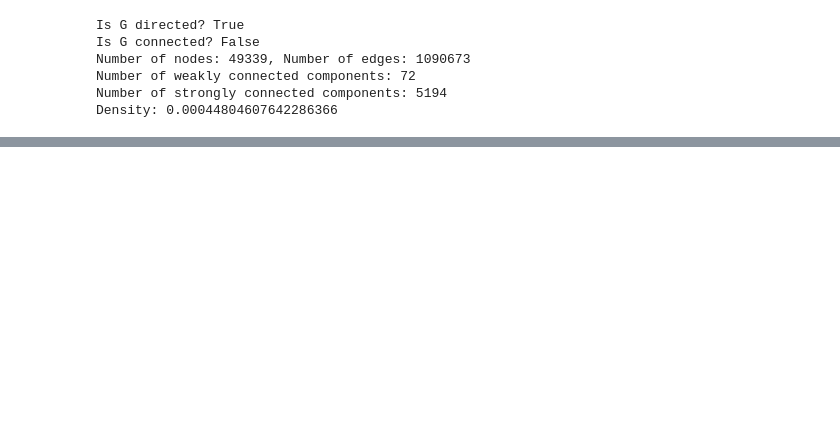
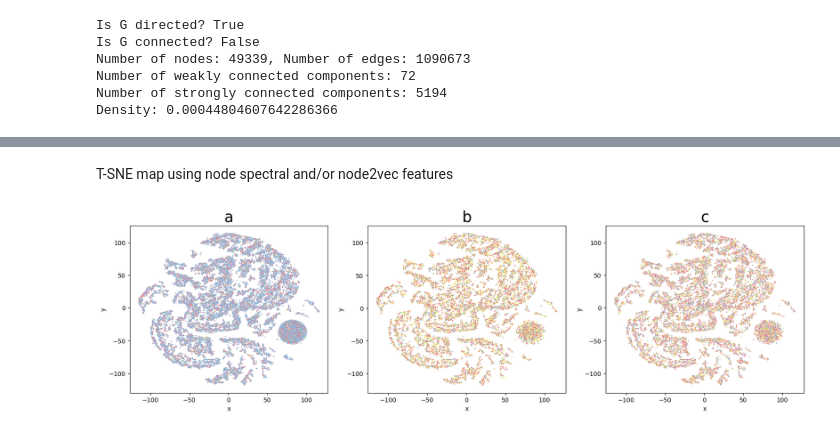
Before and after one commit to ernestoBocini/Drosophila-Brain-Wiring-Diagram-GAT, a Jupyter notebook: notebooks/exploration.ipynb, the cells around one changed output, grey strips where cells are left out. Cells and saved outputs as stored; diff of their text form; code cells hidden in the pictures; blank space fills up the shorter version.

```diff
--- a/notebooks/exploration.ipynb
+++ b/notebooks/exploration.ipynb
@@ -213,0 +292,9 @@ ax.spy(adjacency_matrix);
+# %%
+# load the spectral_embedding from the pkl file  ../data/embeddings/spectral_embedding.pkl
+# we already computed the first 8 eigevector embeddings for all the 6 neuro transmitter types
+
+spectral_embedding = pd.read_pickle('../data/embeddings/spectral_embedding.pkl')
+
+print('Spectral embedding shape:',spectral_embedding.shape)
+
+spectral_embedding.head()
@@ -213,0 +325,38 @@ ax.spy(adjacency_matrix);
+# %% [markdown]
+T-SNE map using node spectral and/or node2vec features
+# %%
+# select first 24 columns of spectral embedding
+spectral_embedding_24 = spectral_embedding.iloc[:, :24]
+
+# lets now create a T-SNE map using node spectral embeddings
+import seaborn as sns
+from sklearn.manifold import TSNE
+
+# create a TSNE object
+tsne = TSNE(perplexity = 50, n_components=2, random_state=23, learning_rate = 'auto')
+
+tsne_features = tsne.fit_transform(spectral_embedding_24)
+
+tsne_df = pd.DataFrame(np.hstack((tsne_features, node_info[['super_class', 'class', 'hemilineage']])), columns=['x', 'y', 'super_class', 'class', 'hemilineage'])
+# %%
+# lets now plot the T-SNE map
+
+# size of the dot smaller
+
+fig, (ax1, ax2, ax3) = plt.subplots(1, 3, figsize=(20, 5))
+
+ax1.set_title('a', fontsize="25")
+sns.scatterplot(x='x', y='y', hue='super_class', data=tsne_df, palette='Set1', ax=ax1,  s=9, marker = '.', legend=False)
+
+
+ax2.set_title('b', fontsize="25")
+sns.scatterplot(x='x', y='y', hue='class', data=tsne_df, palette='Set1', ax=ax2, legend=False, s=9, marker = '.')
+
+# hemilineage without legend
+ax3.set_title('c', fontsize="25")
+sns.scatterplot(x='x', y='y', hue='hemilineage', data=tsne_df, palette='Set1', ax=ax3, legend=False, s=9, marker = '.')
+
+#save the figure as pdf
+fig.savefig('../figures/tsne_spectral_embedding.pdf', bbox_inches='tight')
+# %% [output]
+[figure, added]
```
Also changed, not shown: parts of 21 cells of this notebook.
